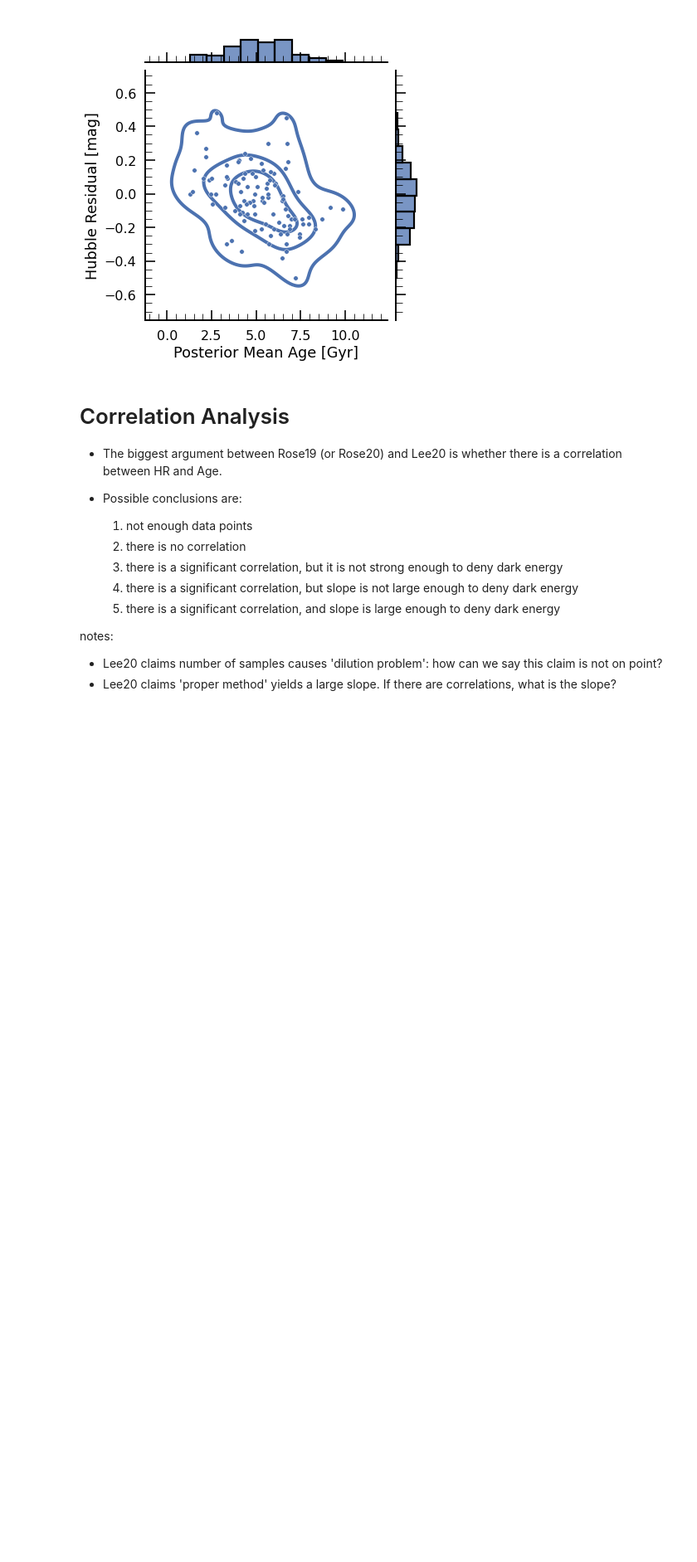
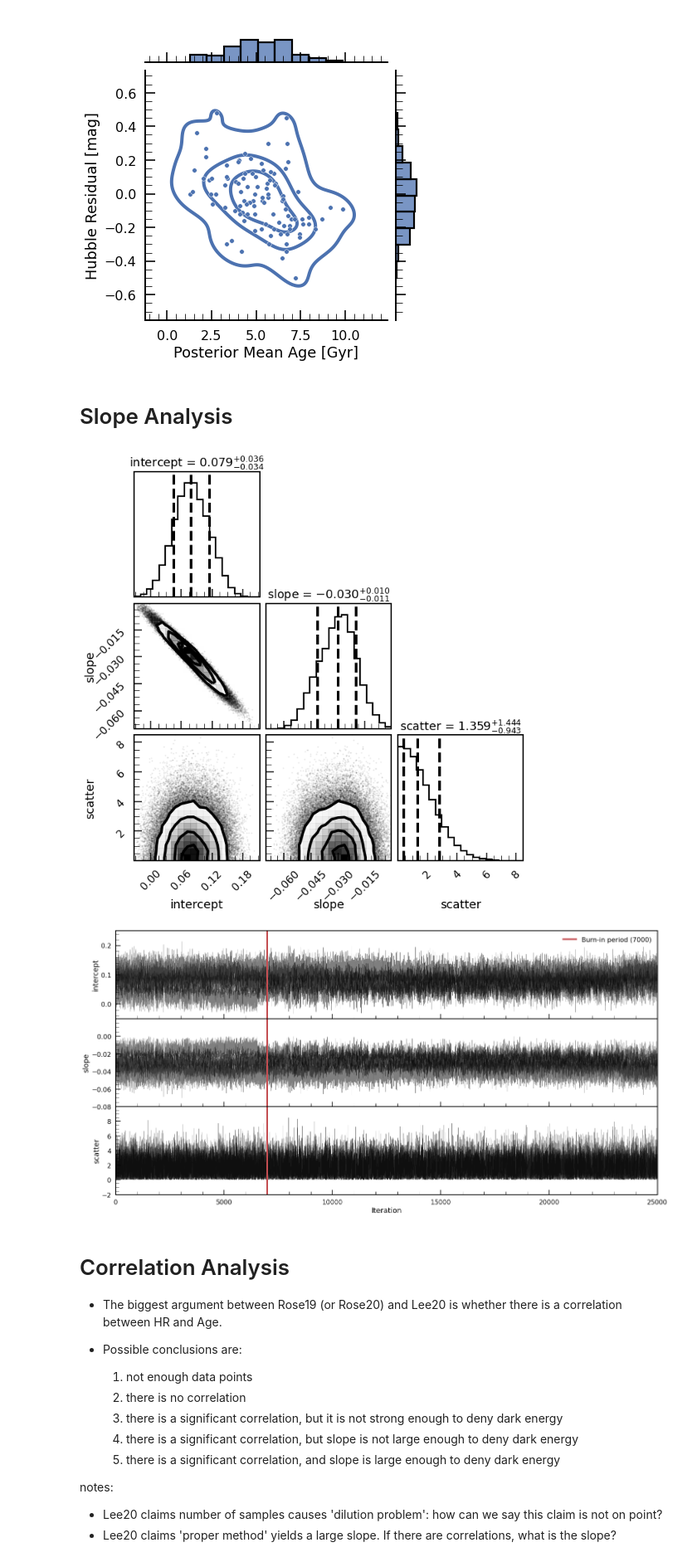
Before and after one commit to ketozhang/statistical-methods-on-sne-ia-luminosity-evolution, a Jupyter notebook: report.ipynb, the cells around one changed output. Shown at 83% size. Saved outputs shown, nothing was run; the diff lists cells and outputs as text; code cells hidden in the pictures; blank space fills up the shorter version.

```diff
--- a/report.ipynb
+++ b/report.ipynb
@@ -88,6 +88,56 @@ Resulting data will be an inner join of the two remove all SNID mentioned above
 | 22075 | -0.21 | 0.08 | [10.896373631874239, 10.751029482... | 10000.0 | 8.326988 | 3.451639 |
 102 rows × 6 columns
 [figure]
+# %% [markdown]
+# Slope Analysis
+# %%
+from corner import corner
+
+def plot_slope_analysis(name="local", burn=0):
+    # DATA
+    labels = ["intercept", "slope", "scatter"]
+    results = {}
+    for path in Path("results/pymc3/").glob("*.gz"):
+        results[path.stem] = np.loadtxt(path)
+
+    # CORNER PLOT
+    fig = plt.figure(figsize=(10, 10))
+    fig.subplots_adjust(wspace=0, hspace=0)
+
+    corner(np.vstack([results[label].flatten()[burn:] for label in labels]).T,
+           labels=labels,
+           show_titles=True,
+           color='k',
+           title_fmt='.3f',
+           title_kwargs={"fontsize": 16*1.1},
+           quantiles=stats.norm.cdf([-1, 0, 1]), fig=fig
+    )
+    plt.savefig("paper/figures/pymc3_corner.png", dpi=300)
+
+    # TRACE PLOT
+    fig, axes = plt.subplots(3, 1, figsize=(24, 4*3), sharex=True)
+    fig.subplots_adjust(hspace=0)
+
+    for i, label in enumerate(labels):
+        ax = axes[i]
+        for j in range(results[label].shape[0]):
+            ax.plot(results[label][j, :], c='k', lw=0.5, alpha=0.5)
+
+        ax.axvline(burn, c='#c44e52', label=f"Burn-in period ({burn})")
+
+        ax.yaxis.get_major_ticks()[-1].label1.set_visible(False)
+        ax.set_xlim(-1, results[label].shape[1])
+        ax.set_ylabel(label)
+        ax.set_xlabel("Iteration")
+        if i == 0: ax.legend()
+
+
+    # REGRESSION PLOT
+# %%
+plot_slope_analysis(burn=7000)
+# %% [output]
+[figure, added]
+[figure, added]
 # %% [markdown]
 # Correlation Analysis
 
```
Also changed, not shown: parts of 2 cells of this notebook, 1 other file.
